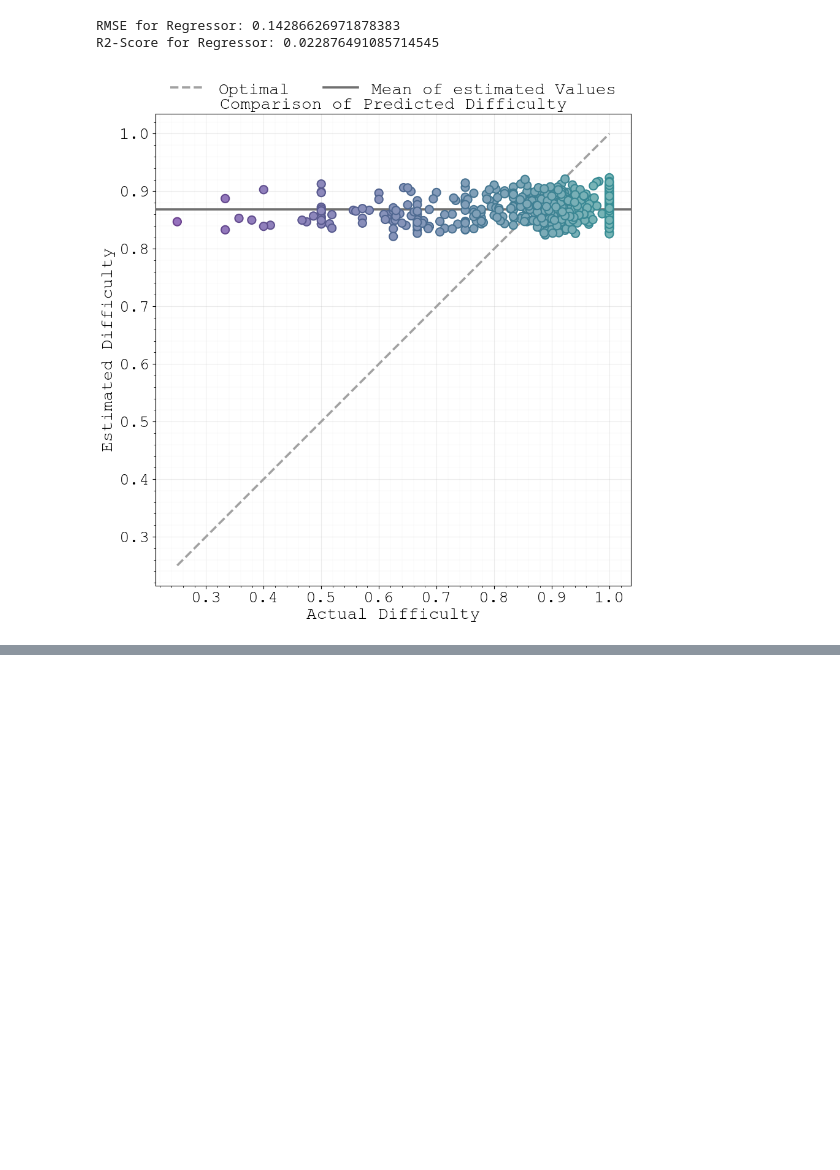
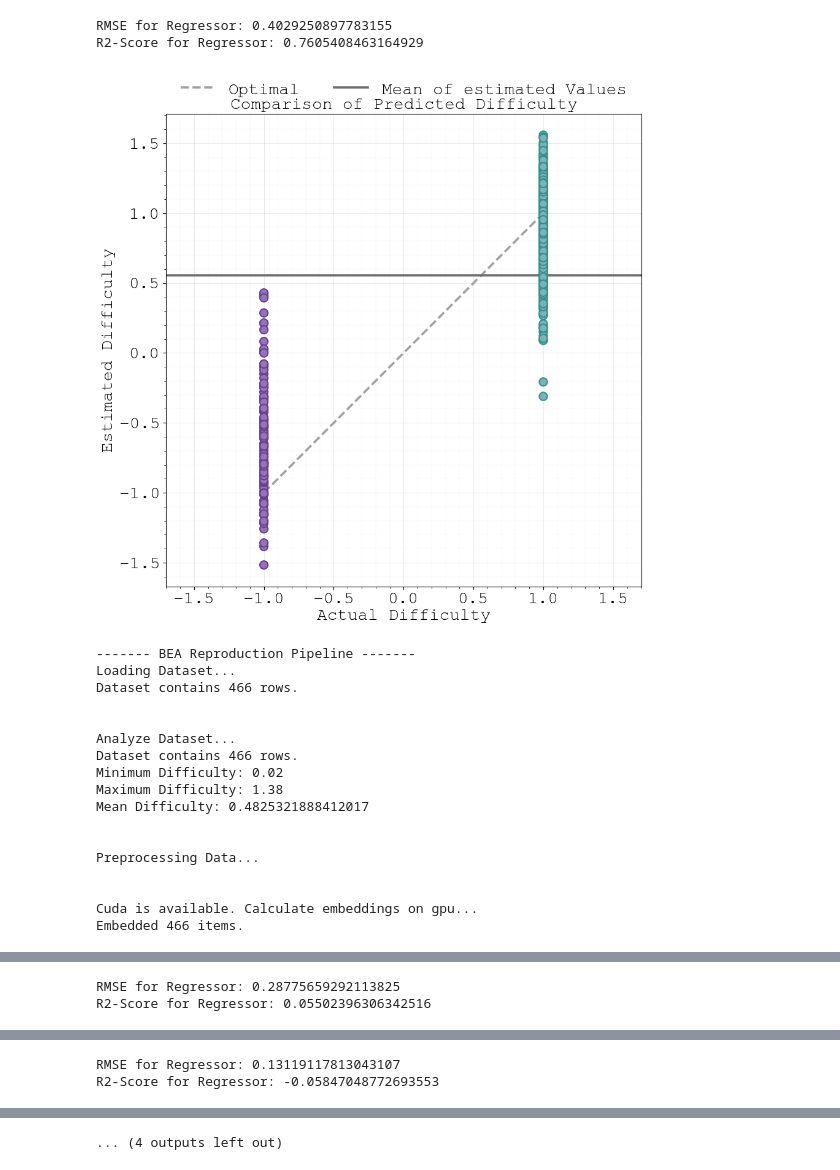
Before and after one commit to FarbKlexx/embedding-difficulty-estimation, a Jupyter notebook: main.ipynb, the cells around one changed output, grey strips where cells are left out. Drawn from its saved outputs; the diff is of its cells as text; code cells hidden in the pictures; blank space fills up the shorter version.

```diff
--- a/main.ipynb
+++ b/main.ipynb
@@ -7,9 +7,9 @@ TEMP_TASK_MATH = 'Given a multiple choice question from a math exam, estimate th
 TEMP_TASK_LANGUAGE = 'Given a word to translate, estimate the difficulty on a scale from 0 (very hard) to 1 (very easy).'
 
 def main():
-    # trivial(TEMP_TASK_TRIVIAL)
-    # bea_reproduction(TEMP_TASK_BEA)
-    # math(TEMP_TASK_MATH)
+    trivial(TEMP_TASK_TRIVIAL)
+    bea_reproduction(TEMP_TASK_BEA)
+    math(TEMP_TASK_MATH)
     language(TEMP_TASK_LANGUAGE)
     return
 
@@ -37,3 +36,20 @@ Embedded 2424 items.
-RMSE for Regressor: 0.14286626971878383
-R2-Score for Regressor: 0.022876491085714545
+RMSE for Regressor: 0.4029250897783155
+R2-Score for Regressor: 0.7605408463164929
-[figure, old version]
+[figure, new version]
+------- BEA Reproduction Pipeline -------
+Loading Dataset...
+Dataset contains 466 rows.
+
+
+Analyze Dataset...
+Dataset contains 466 rows.
+Minimum Difficulty: 0.02
+Maximum Difficulty: 1.38
+Mean Difficulty: 0.4825321888412017
+
+
+Preprocessing Data...
+
+
+Cuda is available. Calculate embeddings on gpu...
+Embedded 466 items.
@@ -39,0 +57,2 @@ R2-Score for Regressor: 0.022876491085714545
+RMSE for Regressor: 0.28775659292113825
+R2-Score for Regressor: 0.05502396306342516
@@ -39,0 +75,2 @@ R2-Score for Regressor: 0.022876491085714545
+RMSE for Regressor: 0.13119117813043107
+R2-Score for Regressor: -0.05847048772693553
@@ -39,0 +78 @@ R2-Score for Regressor: 0.022876491085714545
+... (4 outputs left out)
```
Also changed, not shown: parts of 1 cell of this notebook, 3 other files.
